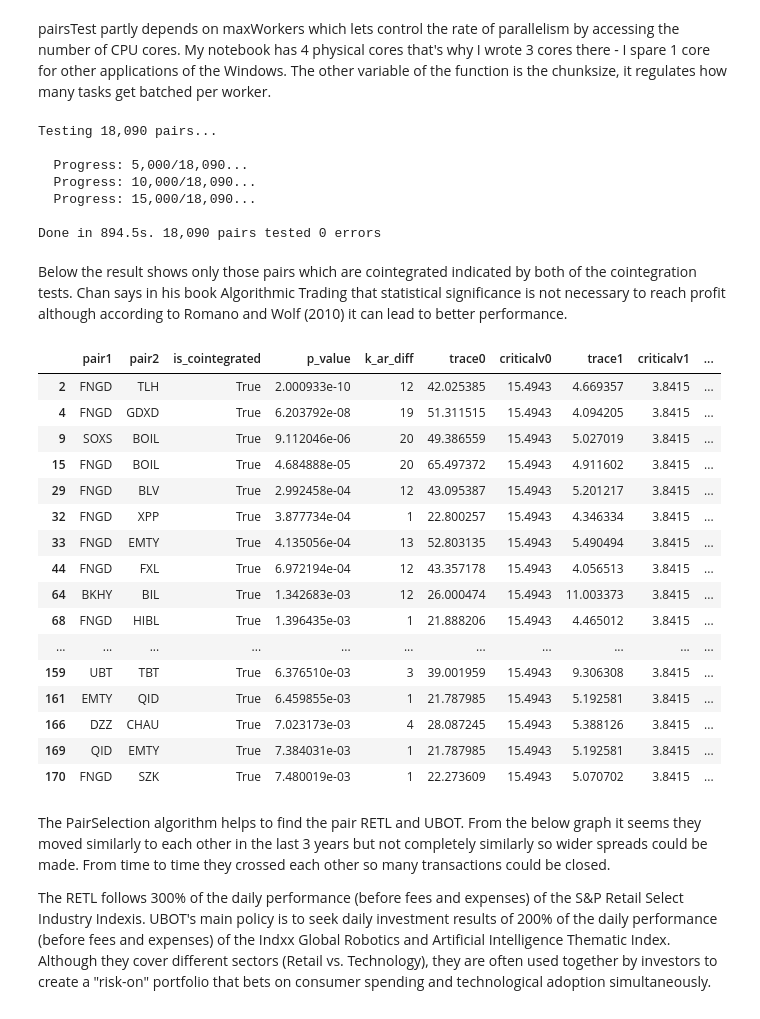
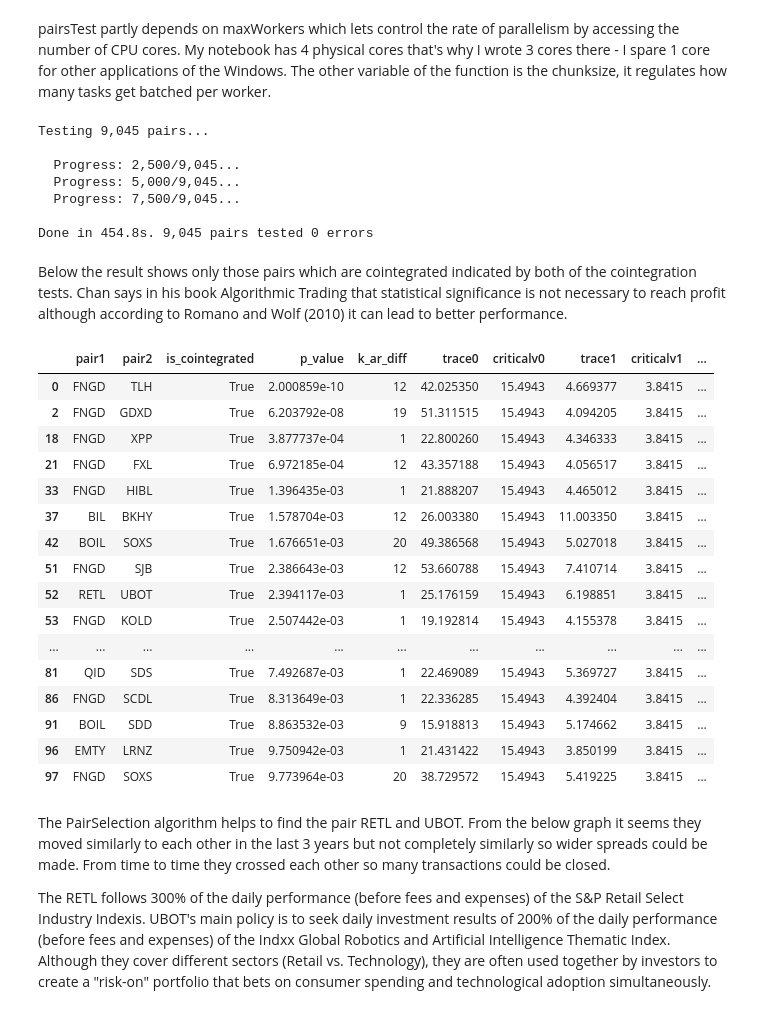
Before and after one commit to dsterczer/Algorithmic-Trading, a Jupyter notebook: AlgoTrading.ipynb, the cells around one changed output. Saved outputs shown, nothing was run; the diff lists cells and outputs as text; code cells hidden in the pictures.

```diff
--- a/AlgoTrading.ipynb
+++ b/AlgoTrading.ipynb
@@ -62,14 +52,20 @@ The next function downloads the adjusted close prices of the etfs. In case of fa
 
 The asynchronous get request contains the parameters and the response comes in a json format which is then transformed into pandas Series.
 # %%
+nest_asyncio.apply()
+
+retries   = 3
+header   = {"User-Agent": "Mozilla/5.0", "Accept": "application/json"}
+
 async def fetch_etf(session, sem, symbol):
     url    = f"https://query1.finance.yahoo.com/v8/finance/chart/{symbol}"
-    params = {"interval": "1d", "period1": START, "period2": END, "includeAdjustedClose": "true"}
+    params = {"interval": "1d", "period1": int(datetime(2023, 4, 3).timestamp()), "period2": int(datetime(2026, 4, 3).timestamp()),
+              "includeAdjustedClose": "true"}
 
     async with sem:
-        for attempt in range(RETRIES):
+        for attempt in range(retries):
             try:
-                async with session.get(url, params=params, headers=HEADERS, timeout=aiohttp.ClientTimeout(total=TIMEOUT)) as resp:
+                async with session.get(url, params=params, headers=header, timeout=aiohttp.ClientTimeout(total=15)) as resp:
                     resp.raise_for_status()
                     data     = await resp.json()
                     result   = data["chart"]["result"][0]
@@ -88,7 +84,7 @@ async def fetch_etf(session, sem, symbol):
                     print(f"{symbol} HTTP {e.status}")
                     return symbol, None
             except Exception as e:    #it is for other errors like network timeouts, JSON parse errors
-                if attempt == RETRIES - 1:
+                if attempt == retries - 1:
                     print(f"{symbol} failed: {e}")
                     return symbol, None
                 await asyncio.sleep(0.5 * (attempt + 1))
@@ -98,13 +94,13 @@ async def fetch_etf(session, sem, symbol):
 Below the main function runs the fetch_etf function through one session. It contains the cookies and TCP data. All of the fetch_etf objejts are put in a list in a list comprehension and then the gather command schedules the tasks.
 # %%
 async def main():
-    sem     = asyncio.Semaphore(SEMAPHORE)
+    sem     = asyncio.Semaphore(50)
     results = {}
     failed  = []
     start   = time.time()
 
     async with aiohttp.ClientSession() as session:
-        tasks = [fetch_etf(session, sem, s) for s in ETFS]
+        tasks = [fetch_etf(session, sem, s) for s in etfList]
         results_list = await asyncio.gather(*tasks, return_exceptions=True)
 
     for item in results_list:
@@ -234,14 +229,14 @@ class PairSelection:
 
     def pairsTest(self, maxWorkers=None, chunksize=500):
         start = time.time()
-        pairPermutations = list(it.permutations(self.pairs, 2))
+        pairCombinations = list(it.combinations(self.pairs, 2))
         nWorkers = maxWorkers or max(1, psutil.cpu_count(logical=False) -1)
 
-        print(f"Testing {len(pairPermutations):,} pairs...\n")
+        print(f"Testing {len(pairCombinations):,} pairs...\n")
 
         dataDict = {col: self.data[col].tolist() for col in self.pairs}
 
-        args = [(pair1, pair2, dataDict, self.significance_level) for pair1, pair2 in pairPermutations]
+        args = [(pair1, pair2, dataDict, self.significance_level) for pair1, pair2 in pairCombinations]
 
         results = []
         errors = []
@@ -251,7 +246,7 @@ class PairSelection:
             futures = {executor.submit(cointTest, arg): arg for arg in args}
             for future in as_completed(futures):
                 completed += 1
-                if completed % 5000 == 0:
+                if completed % 2500 == 0:
                     print(f"  Progress: {completed:,}/{len(args):,}...")
                 try:
                     result = future.result()
@@ -284,35 +279,35 @@ pairsTest partly depends on maxWorkers which lets control the rate of parallelis
 # %%
 cointResults = ps.pairsTest(maxWorkers=3, chunksize=1000)
 # %% [output]
-Testing 18,090 pairs...
+Testing 9,045 pairs...
 
-  Progress: 5,000/18,090...
-  Progress: 10,000/18,090...
-  Progress: 15,000/18,090...
+  Progress: 2,500/9,045...
+  Progress: 5,000/9,045...
+  Progress: 7,500/9,045...
 
-Done in 894.5s. 18,090 pairs tested 0 errors
+Done in 454.8s. 9,045 pairs tested 0 errors
 # %% [markdown]
 Below the result shows only those pairs which are cointegrated indicated by both of the cointegration tests. Chan says in his book Algorithmic Trading that statistical significance is not necessary to reach profit although according to Romano and Wolf (2010) it can lead to better performance.
 # %%
-cointResults[ (cointResults["p_value"] < 0.05) & (cointResults["trace0"] > cointResults["criticalv0"]) & (cointResults["trace1"] > cointResults["criticalv1"]) ].sort_values(by=['p_value','trace1']).head(35)
+cointResults[ (cointResults["p_value"] < 0.05) & (cointResults["trace0"] > cointResults["criticalv0"]) & (cointResults["trace1"] > cointResults["criticalv1"]) ].sort_values(by=['p_value','trace1']).head(20)
 # %% [output]
 |  | pair1 | pair2 | is_cointegrated | p_value | k_ar_diff | trace0 | criticalv0 | trace1 | criticalv1 | ... |
-| 2 | FNGD | TLH | True | 2.000933e-10 | 12 | 42.025385 | 15.4943 | 4.669357 | 3.8415 | ... |
-| 4 | FNGD | GDXD | True | 6.203792e-08 | 19 | 51.311515 | 15.4943 | 4.094205 | 3.8415 | ... |
-| 9 | SOXS | BOIL | True | 9.112046e-06 | 20 | 49.386559 | 15.4943 | 5.027019 | 3.8415 | ... |
-| 15 | FNGD | BOIL | True | 4.684888e-05 | 20 | 65.497372 | 15.4943 | 4.911602 | 3.8415 | ... |
-| 29 | FNGD | BLV | True | 2.992458e-04 | 12 | 43.095387 | 15.4943 | 5.201217 | 3.8415 | ... |
-| 32 | FNGD | XPP | True | 3.877734e-04 | 1 | 22.800257 | 15.4943 | 4.346334 | 3.8415 | ... |
-| 33 | FNGD | EMTY | True | 4.135056e-04 | 13 | 52.803135 | 15.4943 | 5.490494 | 3.8415 | ... |
-| 44 | FNGD | FXL | True | 6.972194e-04 | 12 | 43.357178 | 15.4943 | 4.056513 | 3.8415 | ... |
-| 64 | BKHY | BIL | True | 1.342683e-03 | 12 | 26.000474 | 15.4943 | 11.003373 | 3.8415 | ... |
-| 68 | FNGD | HIBL | True | 1.396435e-03 | 1 | 21.888206 | 15.4943 | 4.465012 | 3.8415 | ... |
+| 0 | FNGD | TLH | True | 2.000859e-10 | 12 | 42.025350 | 15.4943 | 4.669377 | 3.8415 | ... |
+| 2 | FNGD | GDXD | True | 6.203792e-08 | 19 | 51.311515 | 15.4943 | 4.094205 | 3.8415 | ... |
+| 18 | FNGD | XPP | True | 3.877737e-04 | 1 | 22.800260 | 15.4943 | 4.346333 | 3.8415 | ... |
+| 21 | FNGD | FXL | True | 6.972185e-04 | 12 | 43.357188 | 15.4943 | 4.056517 | 3.8415 | ... |
+| 33 | FNGD | HIBL | True | 1.396435e-03 | 1 | 21.888207 | 15.4943 | 4.465012 | 3.8415 | ... |
+| 37 | BIL | BKHY | True | 1.578704e-03 | 12 | 26.003380 | 15.4943 | 11.003350 | 3.8415 | ... |
+| 42 | BOIL | SOXS | True | 1.676651e-03 | 20 | 49.386568 | 15.4943 | 5.027018 | 3.8415 | ... |
+| 51 | FNGD | SJB | True | 2.386643e-03 | 12 | 53.660788 | 15.4943 | 7.410714 | 3.8415 | ... |
+| 52 | RETL | UBOT | True | 2.394117e-03 | 1 | 25.176159 | 15.4943 | 6.198851 | 3.8415 | ... |
+| 53 | FNGD | KOLD | True | 2.507442e-03 | 1 | 19.192814 | 15.4943 | 4.155378 | 3.8415 | ... |
 | ... | ... | ... | ... | ... | ... | ... | ... | ... | ... | ... |
-| 159 | UBT | TBT | True | 6.376510e-03 | 3 | 39.001959 | 15.4943 | 9.306308 | 3.8415 | ... |
-| 161 | EMTY | QID | True | 6.459855e-03 | 1 | 21.787985 | 15.4943 | 5.192581 | 3.8415 | ... |
-| 166 | DZZ | CHAU | True | 7.023173e-03 | 4 | 28.087245 | 15.4943 | 5.388126 | 3.8415 | ... |
-| 169 | QID | EMTY | True | 7.384031e-03 | 1 | 21.787985 | 15.4943 | 5.192581 | 3.8415 | ... |
-| 170 | FNGD | SZK | True | 7.480019e-03 | 1 | 22.273609 | 15.4943 | 5.070702 | 3.8415 | ... |
+| 81 | QID | SDS | True | 7.492687e-03 | 1 | 22.469089 | 15.4943 | 5.369727 | 3.8415 | ... |
+| 86 | FNGD | SCDL | True | 8.313649e-03 | 1 | 22.336285 | 15.4943 | 4.392404 | 3.8415 | ... |
+| 91 | BOIL | SDD | True | 8.863532e-03 | 9 | 15.918813 | 15.4943 | 5.174662 | 3.8415 | ... |
+| 96 | EMTY | LRNZ | True | 9.750942e-03 | 1 | 21.431422 | 15.4943 | 3.850199 | 3.8415 | ... |
+| 97 | FNGD | SOXS | True | 9.773964e-03 | 20 | 38.729572 | 15.4943 | 5.419225 | 3.8415 | ... |
 # %% [markdown]
 The PairSelection algorithm helps to find the pair RETL and UBOT. From the below graph it seems they moved similarly to each other in the last 3 years but not completely similarly so wider spreads could be made. From time to time they crossed each other so many transactions could be closed.
 
```
Also changed, not shown: parts of 11 cells of this notebook.
